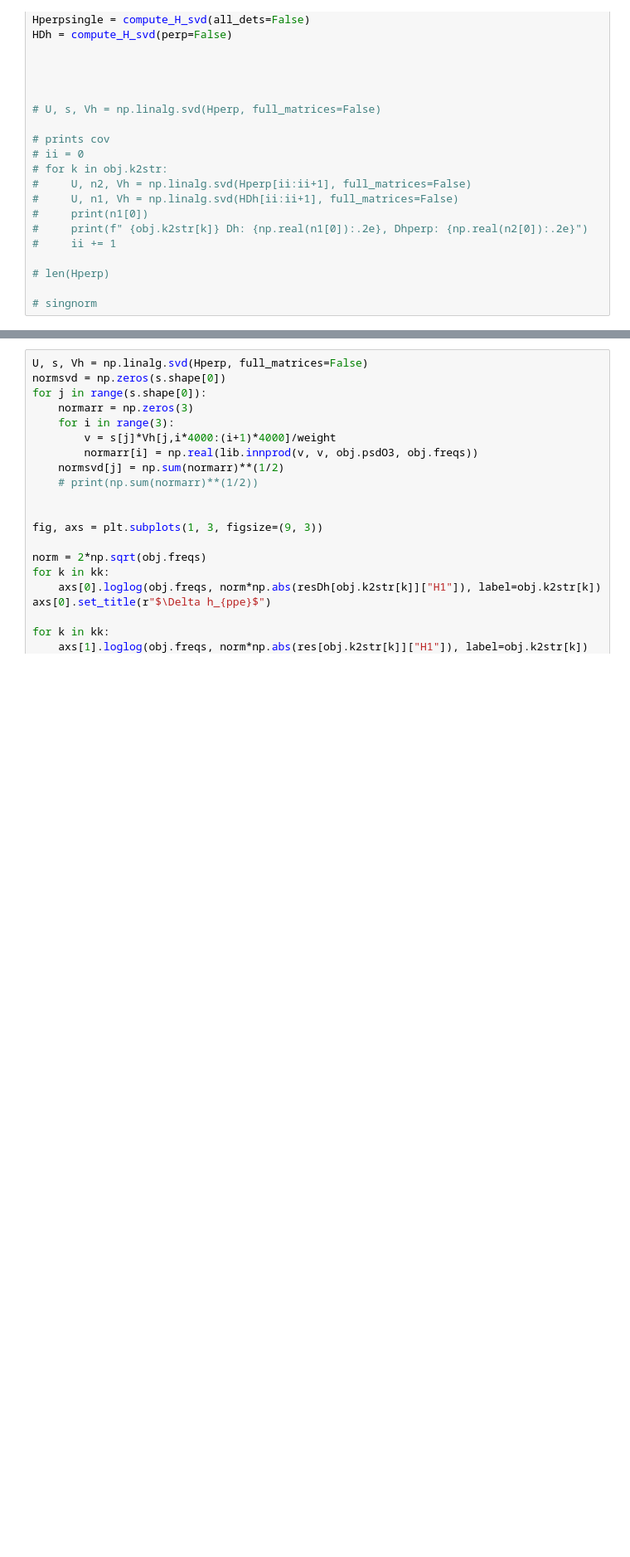
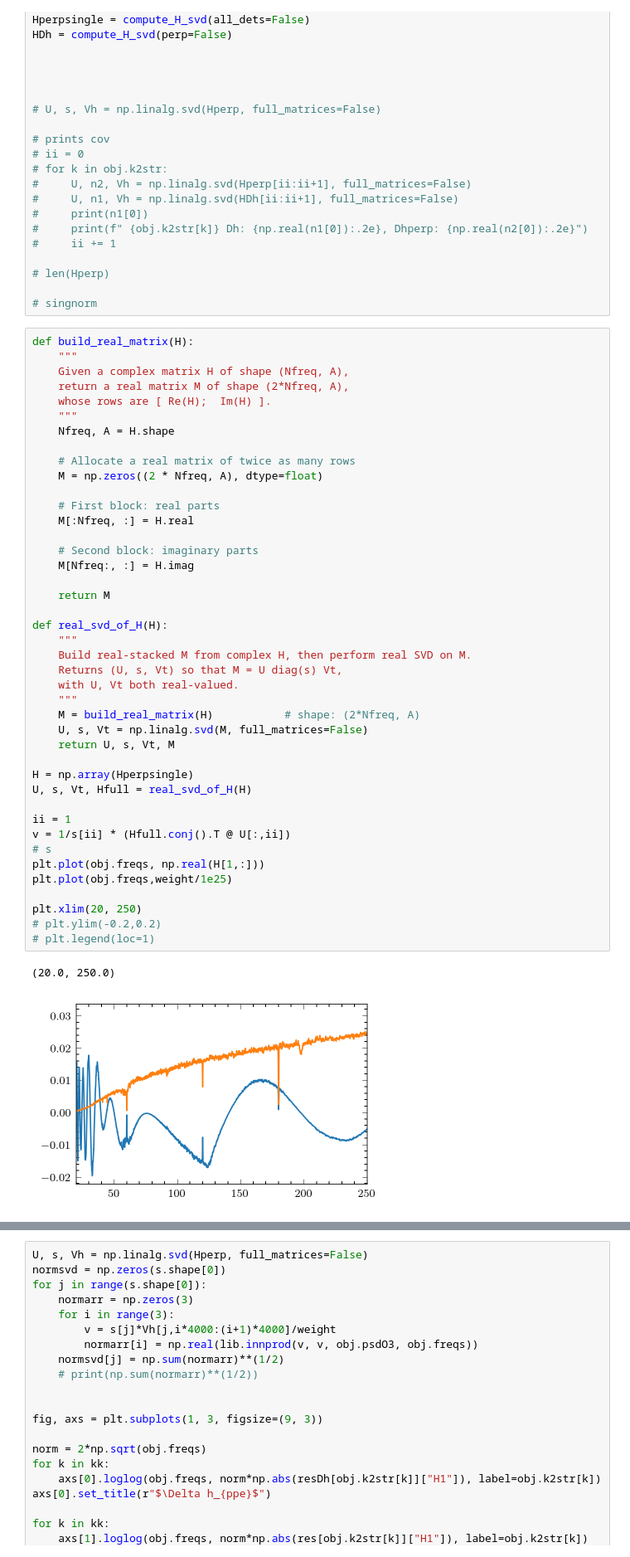
Before and after one commit to BrianCSeymour/geo-tgr, a Jupyter notebook: svd-ppeperp.ipynb, the cells around one changed output, grey strips where cells are left out. Shown at 83% size. Cells and saved outputs as stored; diff of their text form; blank space fills up the shorter version.

```diff
--- a/svd-ppeperp.ipynb
+++ b/svd-ppeperp.ipynb
@@ -353,3 +354,48 @@ HDh = compute_H_svd(perp=False)
 # len(Hperp)
 
 # singnorm
+# %%
+def build_real_matrix(H):
+    """
+    Given a complex matrix H of shape (Nfreq, A),
+    return a real matrix M of shape (2*Nfreq, A),
+    whose rows are [ Re(H);  Im(H) ].
+    """
+    Nfreq, A = H.shape
+
+    # Allocate a real matrix of twice as many rows
+    M = np.zeros((2 * Nfreq, A), dtype=float)
+
+    # First block: real parts
+    M[:Nfreq, :] = H.real
+
+    # Second block: imaginary parts
+    M[Nfreq:, :] = H.imag
+
+    return M
+
+def real_svd_of_H(H):
+    """
+    Build real-stacked M from complex H, then perform real SVD on M.
+    Returns (U, s, Vt) so that M = U diag(s) Vt,
+    with U, Vt both real-valued.
+    """
+    M = build_real_matrix(H)           # shape: (2*Nfreq, A)
+    U, s, Vt = np.linalg.svd(M, full_matrices=False)
+    return U, s, Vt, M
+
+H = np.array(Hperpsingle)
+U, s, Vt, Hfull = real_svd_of_H(H)
+
+ii = 1
+v = 1/s[ii] * (Hfull.conj().T @ U[:,ii])
+# s
+plt.plot(obj.freqs, np.real(H[1,:]))
+plt.plot(obj.freqs,weight/1e25)
+
+plt.xlim(20, 250)
+# plt.ylim(-0.2,0.2)
+# plt.legend(loc=1)
+# %% [output]
+(20.0, 250.0)
+[figure, added]
```
Also changed, not shown: parts of 9 cells of this notebook.
